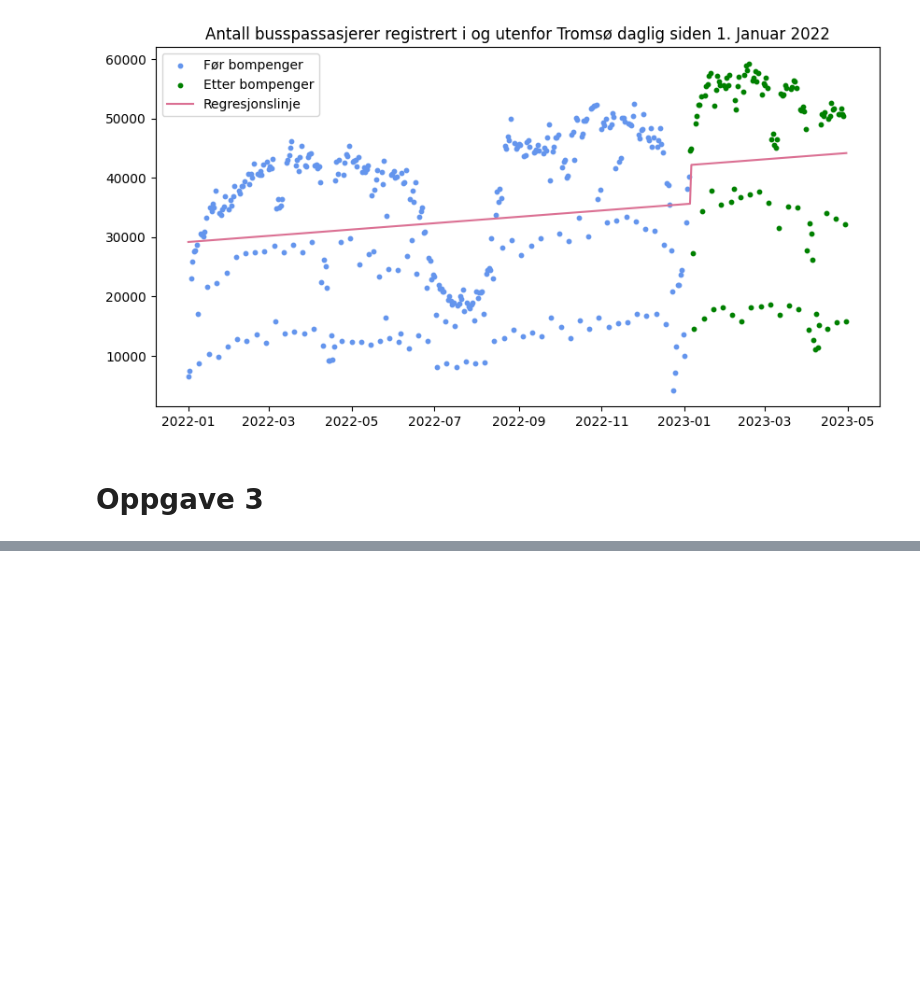
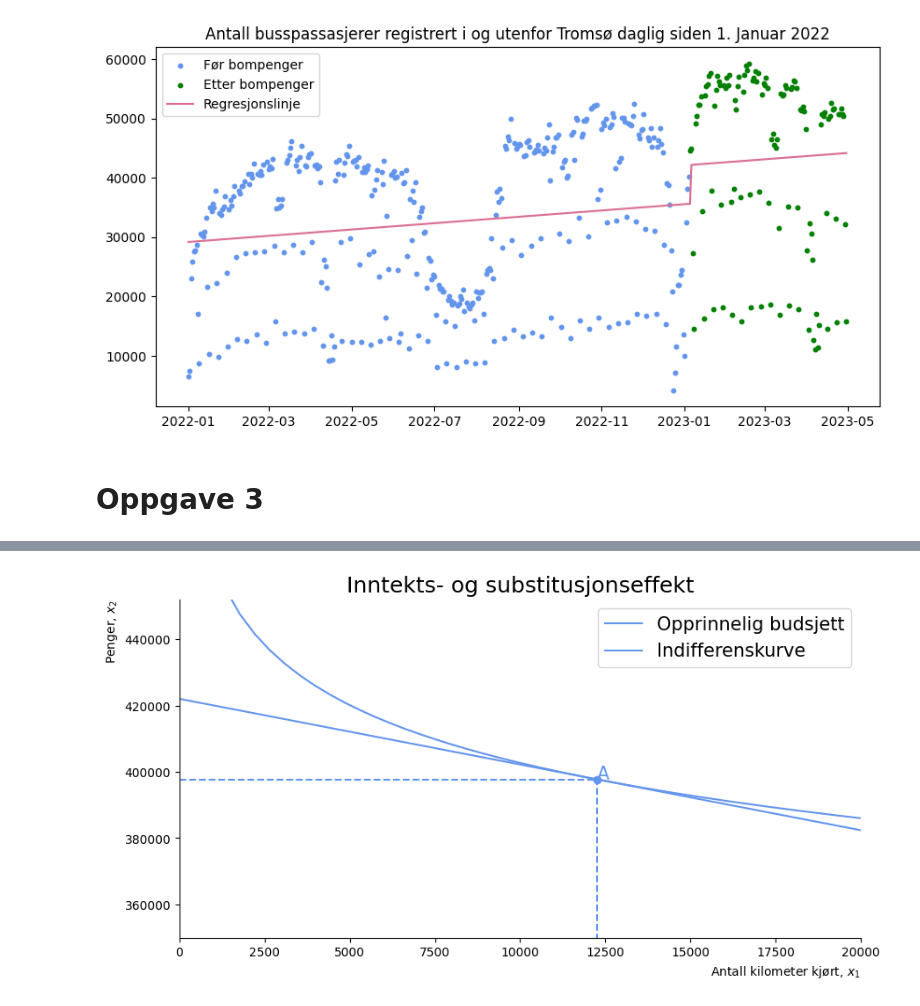
Before and after one commit to DanielFabioG/SOK-1003-og-SOK-1006, a Jupyter notebook: sok-1006/Mappeoppgaver/Kand_nr_17_Mikro_Mappe2_V2023_1006.ipynb, the cells around one changed output, grey strips where cells are left out. Saved outputs shown, nothing was run; the diff lists cells and outputs as text; code cells hidden in the pictures; blank space fills up the shorter version.

```diff
--- a/sok-1006/Mappeoppgaver/Kand_nr_17_Mikro_Mappe2_V2023_1006.ipynb
+++ b/sok-1006/Mappeoppgaver/Kand_nr_17_Mikro_Mappe2_V2023_1006.ipynb
@@ -600,0 +595,4 @@ ax[1].legend(loc='best', fontsize=15);
+# %%
+# Definerer symboler
+bta_1, bta_2, gma_1, gma_2, U_0 = sp.symbols('\u03B2_1 \u03B2_2 \gamma_1 \gamma_2 U_0', real=True, positive=True)
+x_1, x_2, p_1, p_2, m=sp.symbols("x_1 x_2 p_1 p_2 m", real=True, positive=True)
@@ -600,0 +622,33 @@ ax[1].legend(loc='best', fontsize=15);
+# %%
+# Setter tallverdier til beta 1 og 2 som begrunnet tidligere
+beta_1 = 0.0575
+beta_2 = 0.9425
+
+# Setter inn verdier, se tallgrunnlaget
+x_1_eq_num = float(x_1_eq.subs([(bta_1, beta_1), (gma_1, 1), (gma_2, 1), (m, M), (p_1, p1), (p_2, p2)]))
+x_2_eq_num = float(x_2_eq.subs([(bta_2, beta_2), (gma_1, 1), (gma_2, 1), (m, M), (p_1, p1), (p_2, p2)]))
+nytte_sg_num = float(like_v.subs([(bta_1, beta_1),(bta_2, beta_2), (gma_1, 1), (gma_2, 1), (m, M), (p_1, p1), (p_2, p2)]))
+# %%
+# Lager ny x verdi som gjør at vi kan plotte indifferenskurven uten negativ verdi
+X = np.linspace (1.01,442000,1000)
+
+fig, ax = create_ax()
+
+ax.plot(x1_range, budsjett(M, x1_range, p1, p2), color='cornflowerblue', label='Opprinnelig budsjett')
+ax.plot(X, ind_k_fn(beta_1,1,1,X,nytte_sg_num), color='cornflowerblue',label='Indifferenskurve')
+
+ax.plot(x_1_eq_num, x_2_eq_num , marker='o', color='cornflowerblue', label='Elbilistens tilpasning')
+
+ax.annotate('A', (x_1_eq_num+.5,x_2_eq_num), color='cornflowerblue', fontsize=15)
+
+ax.vlines(x_1_eq_num, 0, x_2_eq_num, ls='dashed', color='cornflowerblue')
+ax.hlines(x_2_eq_num, 0, x_1_eq_num, ls='dashed', color='cornflowerblue')
+
+ax.set_xlim(0, 20000)
+ax.set_ylim(350000, 452000)
+
+ax.set_title('Inntekts- og substitusjonseffekt', size=18)
+
+ax.legend(loc='best', fontsize=15);
+# %% [output]
+[figure, added]
```
Also changed, not shown: parts of 12 cells of this notebook, 3 other files.
